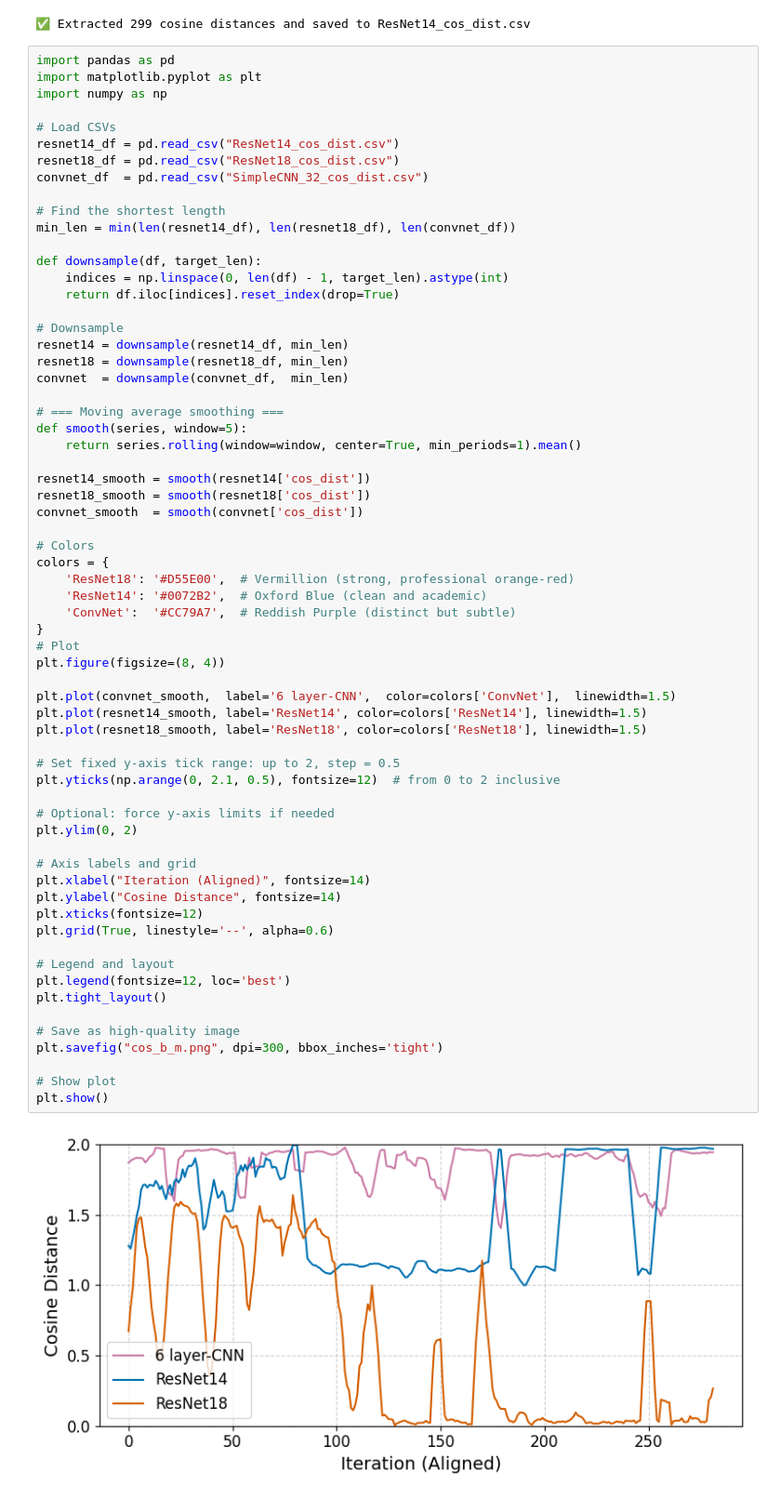
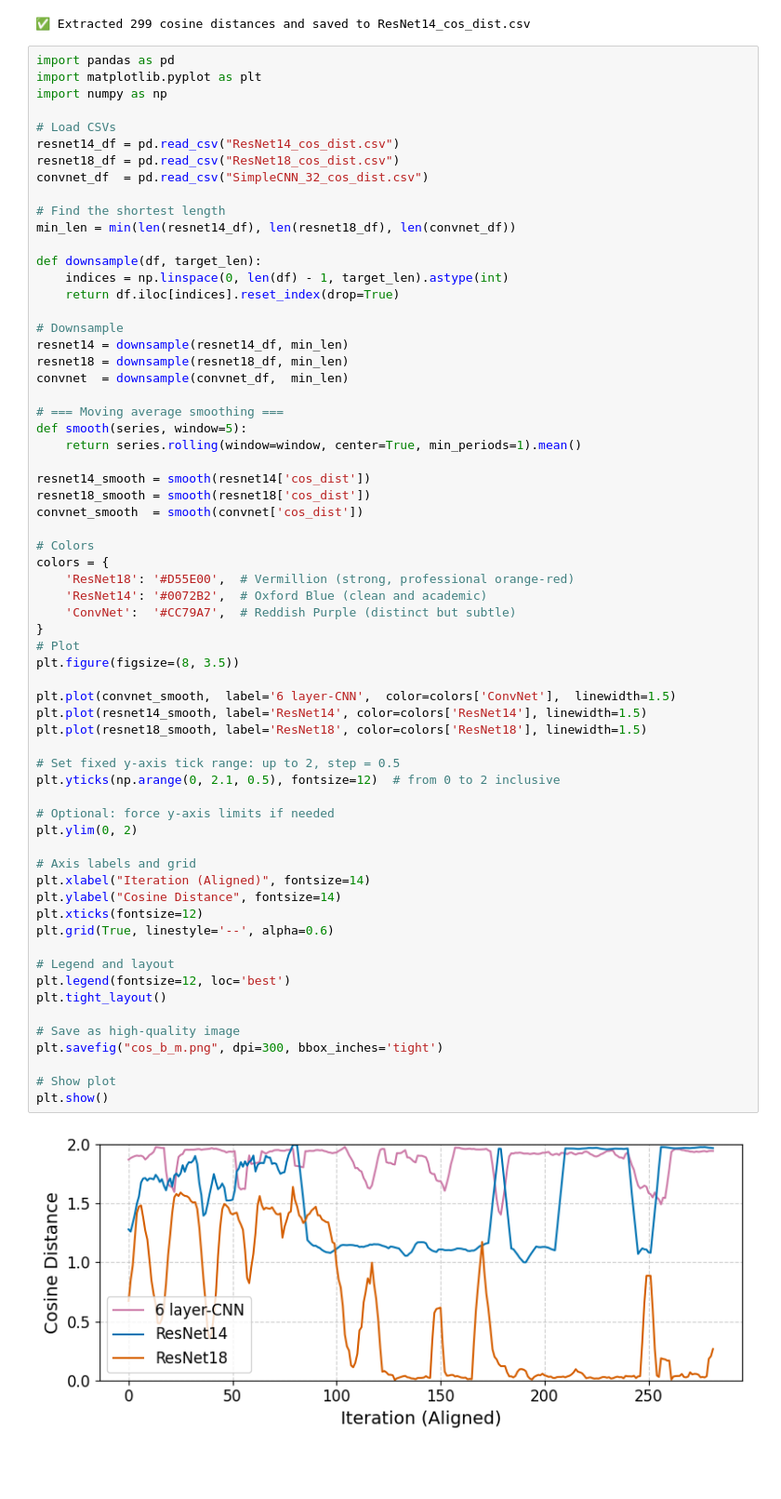
Before and after one commit to yangland/FedON, a Jupyter notebook: jupyter_notebooks/visualization.ipynb, the cells around one changed output. Shown at 93% size. Drawn from its saved outputs; the diff is of its cells as text; blank space fills up the shorter version.

Commit message:
added visualization

```diff
--- a/jupyter_notebooks/visualization.ipynb
+++ b/jupyter_notebooks/visualization.ipynb
@@ -578,32 +578,32 @@ colors = {
     'ConvNet':  '#CC79A7',  # Reddish Purple (distinct but subtle)
 }
 # Plot
-plt.figure(figsize=(8, 4))
+plt.figure(figsize=(8, 3.5))
 
 plt.plot(convnet_smooth,  label='6 layer-CNN',  color=colors['ConvNet'],  linewidth=1.5)
 plt.plot(resnet14_smooth, label='ResNet14', color=colors['ResNet14'], linewidth=1.5)
 plt.plot(resnet18_smooth, label='ResNet18', color=colors['ResNet18'], linewidth=1.5)
 
 # Set fixed y-axis tick range: up to 2, step = 0.5
 plt.yticks(np.arange(0, 2.1, 0.5), fontsize=12)  # from 0 to 2 inclusive
 
 # Optional: force y-axis limits if needed
 plt.ylim(0, 2)
 
 # Axis labels and grid
 plt.xlabel("Iteration (Aligned)", fontsize=14)
 plt.ylabel("Cosine Distance", fontsize=14)
 plt.xticks(fontsize=12)
 plt.grid(True, linestyle='--', alpha=0.6)
 
 # Legend and layout
 plt.legend(fontsize=12, loc='best')
 plt.tight_layout()
 
 # Save as high-quality image
 plt.savefig("cos_b_m.png", dpi=300, bbox_inches='tight')
 
 # Show plot
 plt.show()
 # %% [output]
-[figure, old version]
+[figure, new version]
```
Also changed, not shown: 8 other files.
